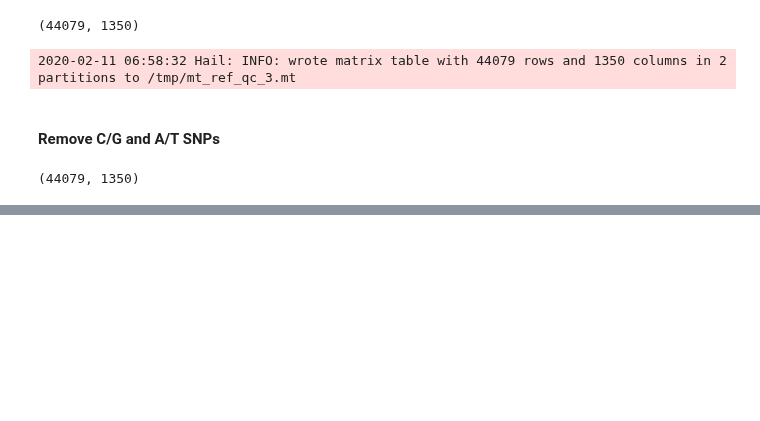
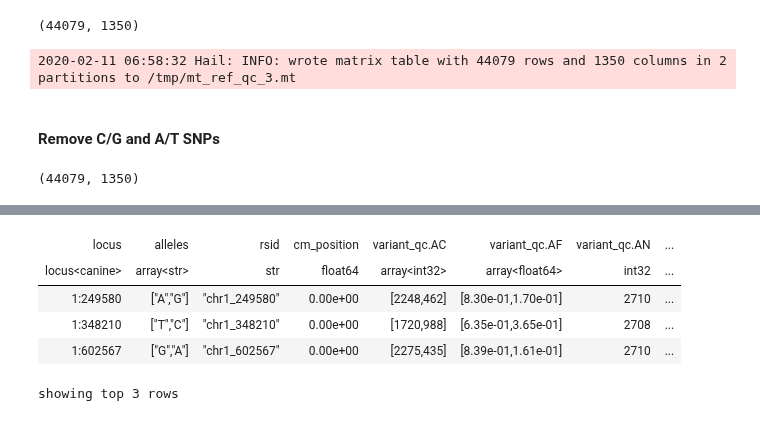
Before and after one commit to related-sciences/gwas-analysis, a Jupyter notebook: notebooks/organism/canine/cg-hail-02.ipynb, the cells around one changed output, grey strips where cells are left out. Drawn from its saved outputs; the diff is of its cells as text; code cells hidden in the pictures; blank space fills up the shorter version.

```diff
--- a/notebooks/organism/canine/cg-hail-02.ipynb
+++ b/notebooks/organism/canine/cg-hail-02.ipynb
@@ -252,0 +342,10 @@ mt.count()
+# %%
+mt_ac = mt.annotate_rows(astr=hl.delimit(hl.sorted(mt.alleles), ''))
+mt_ac.rows().show(3)
+# %% [output]
+| locus | alleles | rsid | cm_position | variant_qc.AC | variant_qc.AF | variant_qc.AN | ... |
+| locus<canine> | array<str> | str | float64 | array<int32> | array<float64> | int32 | ... |
+| 1:249580 | ["A","G"] | "chr1_249580" | 0.00e+00 | [2248,462] | [8.30e-01,1.70e-01] | 2710 | ... |
+| 1:348210 | ["T","C"] | "chr1_348210" | 0.00e+00 | [1720,988] | [6.35e-01,3.65e-01] | 2708 | ... |
+| 1:602567 | ["G","A"] | "chr1_602567" | 0.00e+00 | [2275,435] | [8.39e-01,1.61e-01] | 2710 | ... |
+showing top 3 rows
```
Also changed, not shown: parts of 25 cells of this notebook, 5 other files.
